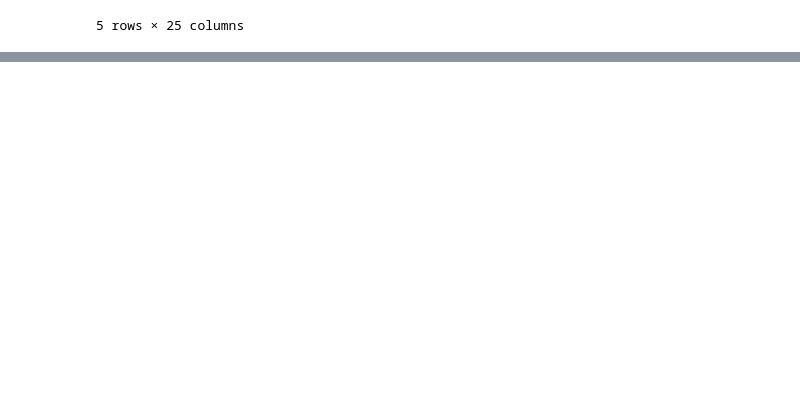
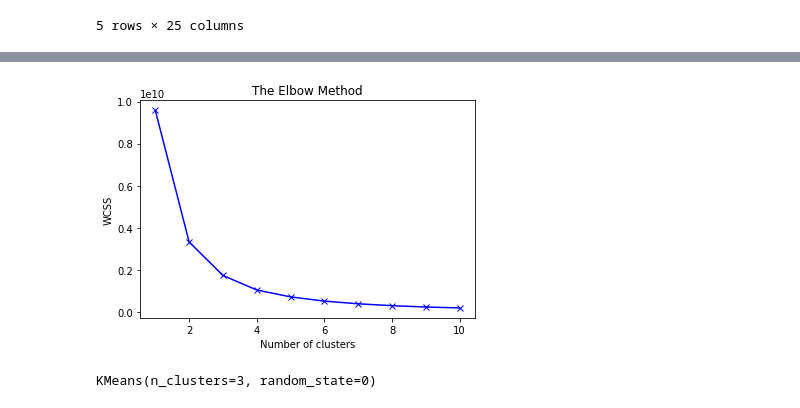
Before and after one commit to ManasAndurkar/a, a Jupyter notebook: ML/5.kmeans_on_sales.ipynb, the cells around one changed output, grey strips where cells are left out. Saved outputs shown, nothing was run; the diff lists cells and outputs as text; code cells hidden in the pictures; blank space fills up the shorter version.

```diff
--- a/ML/5.kmeans_on_sales.ipynb
+++ b/ML/5.kmeans_on_sales.ipynb
@@ -36,3 +41,13 @@ Index(['ORDERNUMBER', 'QUANTITYORDERED', 'PRICEEACH', 'ORDERLINENUMBER',
 # %%
-to_drop = ['PHONE','ADDRESSLINE1','ADDRESSLINE2','STATE','POSTALCODE']
+to_drop = ['ORDERNUMBER','PHONE','ADDRESSLINE1','ADDRESSLINE2','STATE','POSTALCODE'  , 'ORDERDATE' , 'CUSTOMERNAME' ,
+                'COUNTRY' , 'TERRITORY' , 'CONTACTLASTNAME'   ]
+# to_drop = ['ORDERNUMBER','PHONE','ADDRESSLINE1','ADDRESSLINE2','STATE','POSTALCODE' , 'ORDERLINENUMBER' , 'ORDERDATE' , 'CUSTOMERNAME' ,
+#                 'COUNTRY' , 'TERRITORY' , 'CONTACTLASTNAME' , 'CONTACTFIRSTNAME' , 'PRODUCTCODE' , 'CITY']
 df = df.drop(to_drop, axis=1)
+# %%
+from sklearn import preprocessing
+le = preprocessing.LabelEncoder()
+# Encode labels in column 'species'.
+for i in df.columns:
+    if df[i].dtype == 'object':
+        df[i]= le.fit_transform(df[i])
@@ -49,0 +83,28 @@ df.sample(5)
+# %%
+#  Elbow method to find the optimal number of clusters
+
+wcss = []
+
+for i in range(1, 11):
+    kmeans = KMeans(n_clusters = i, init = 'k-means++',   # init = 'k-means++' is used to avoid random initialization trap
+                    max_iter = 300, n_init = 10, random_state = 0)
+# n_init = 10 is used to run the algorithm 10 times with different initial centroids to choose the
+#        final model as the one with the lowest SSE (Sum of Squared Errors)
+# max_iter = 300 is used to set the maximum number of iterations for each single run
+
+    kmeans.fit(df)
+    wcss.append(kmeans.inertia_)
+
+plt.plot(range(1, 11), wcss , 'bx-')
+plt.title('The Elbow Method')
+plt.xlabel('Number of clusters')
+plt.ylabel('WCSS')
+plt.show()
+# %% [output]
+[figure, added]
+# %%
+k_means = KMeans(n_clusters=3, random_state=0)
+
+k_means.fit(df)
+# %% [output]
+KMeans(n_clusters=3, random_state=0)
```
Also changed, not shown: parts of 6 cells of this notebook, 6 other files.
